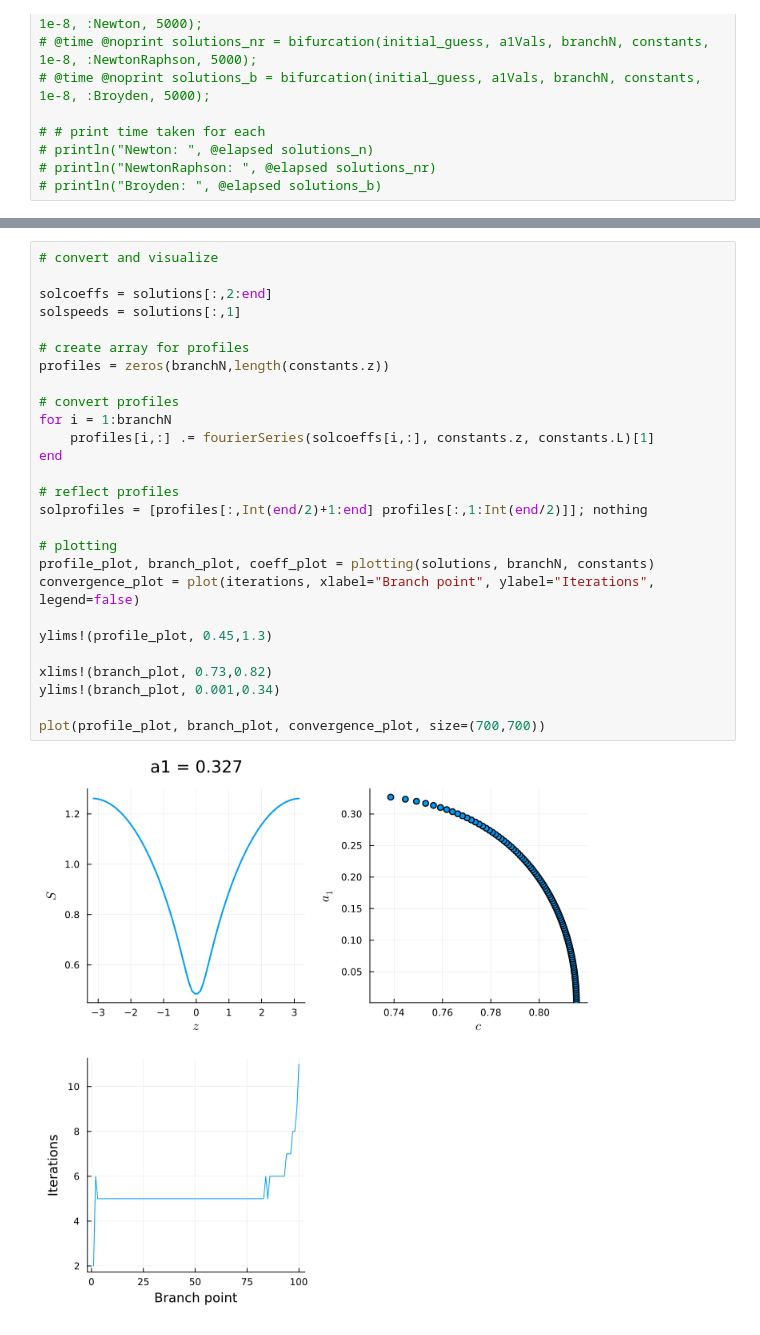
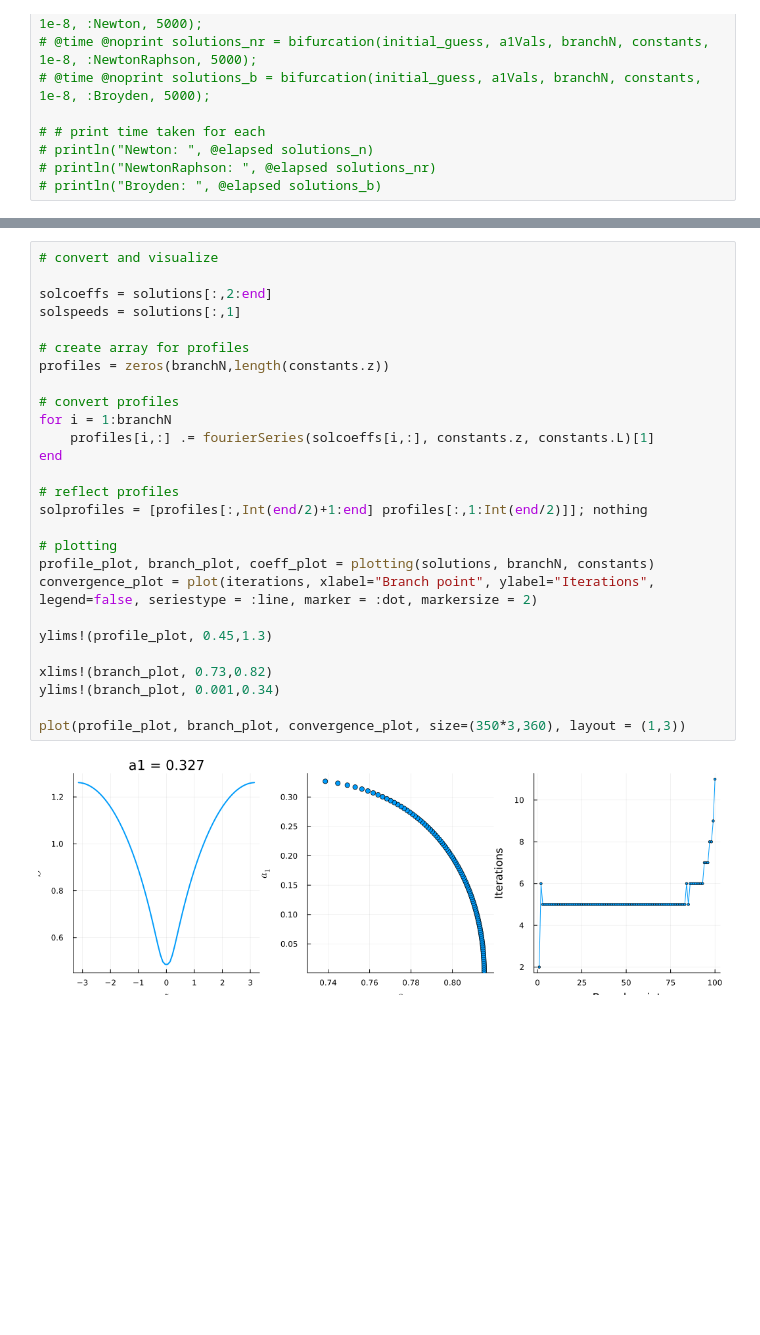
Before and after one commit to karnavr/ferrofluidstabilty, a Jupyter notebook: solutions/solutions.ipynb, the cells around one changed output, grey strips where cells are left out. Saved outputs shown, nothing was run; the diff lists cells and outputs as text; blank space fills up the shorter version.

Commit message:
simplify plotting and clean up notebook

```diff
--- a/solutions/solutions.ipynb
+++ b/solutions/solutions.ipynb
@@ -93,29 +101,29 @@ Branch point 7000 of 10000, 128 iterations.
 # %%
 # convert and visualize
 
 solcoeffs = solutions[:,2:end]
 solspeeds = solutions[:,1]
 
 # create array for profiles
 profiles = zeros(branchN,length(constants.z))
 
 # convert profiles
 for i = 1:branchN
     profiles[i,:] .= fourierSeries(solcoeffs[i,:], constants.z, constants.L)[1]
 end
 
 # reflect profiles
 solprofiles = [profiles[:,Int(end/2)+1:end] profiles[:,1:Int(end/2)]]; nothing
 
 # plotting
 profile_plot, branch_plot, coeff_plot = plotting(solutions, branchN, constants)
-convergence_plot = plot(iterations, xlabel="Branch point", ylabel="Iterations", legend=false)
+convergence_plot = plot(iterations, xlabel="Branch point", ylabel="Iterations", legend=false, seriestype = :line, marker = :dot, markersize = 2)
 
 ylims!(profile_plot, 0.45,1.3)
 
 xlims!(branch_plot, 0.73,0.82)
 ylims!(branch_plot, 0.001,0.34)
 
-plot(profile_plot, branch_plot, convergence_plot, size=(700,700))
+plot(profile_plot, branch_plot, convergence_plot, size=(350*3,360), layout = (1,3))
 # %% [output]
-[figure, old version]
+[figure, new version]
```
Also changed, not shown: parts of 4 cells of this notebook, 1 other file.
